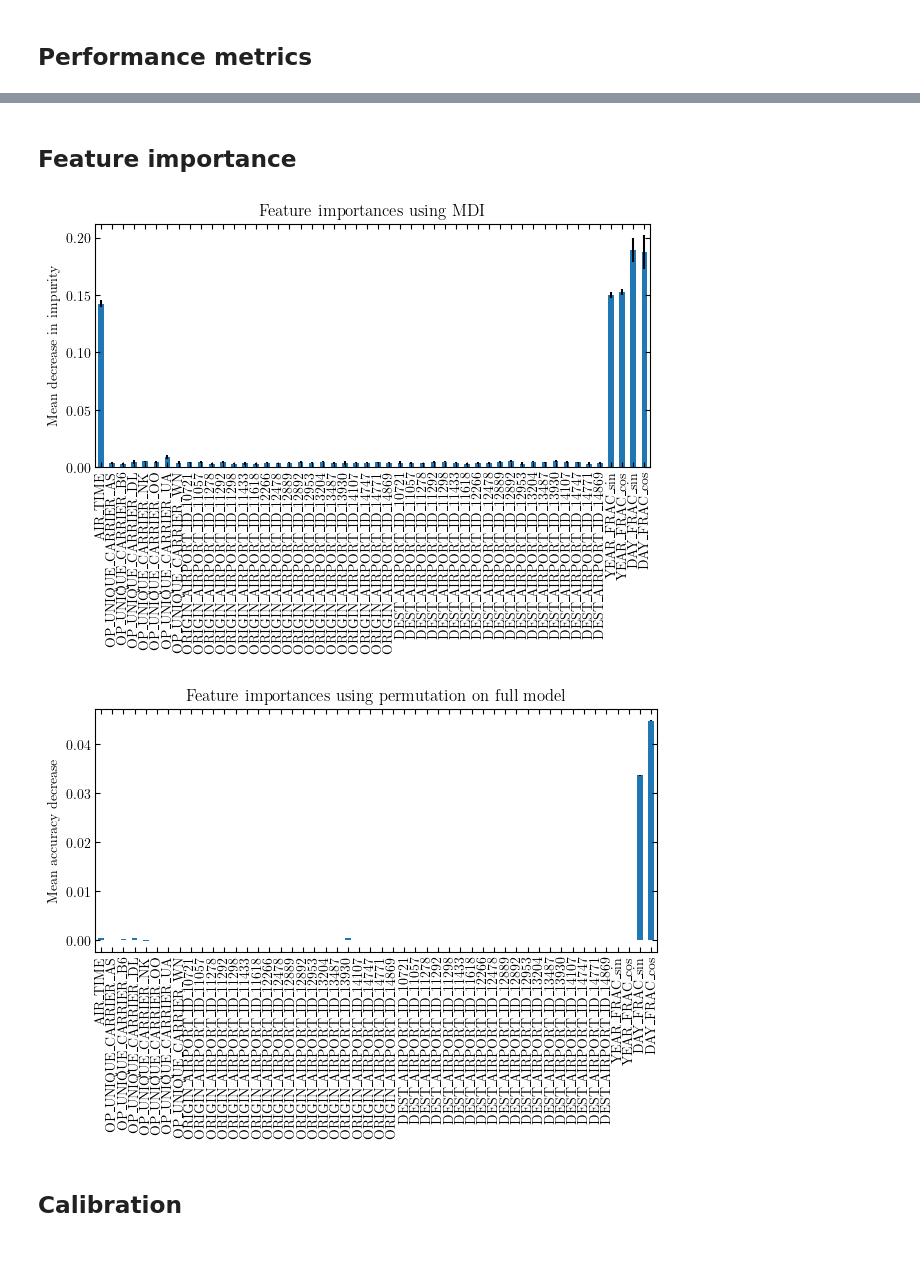
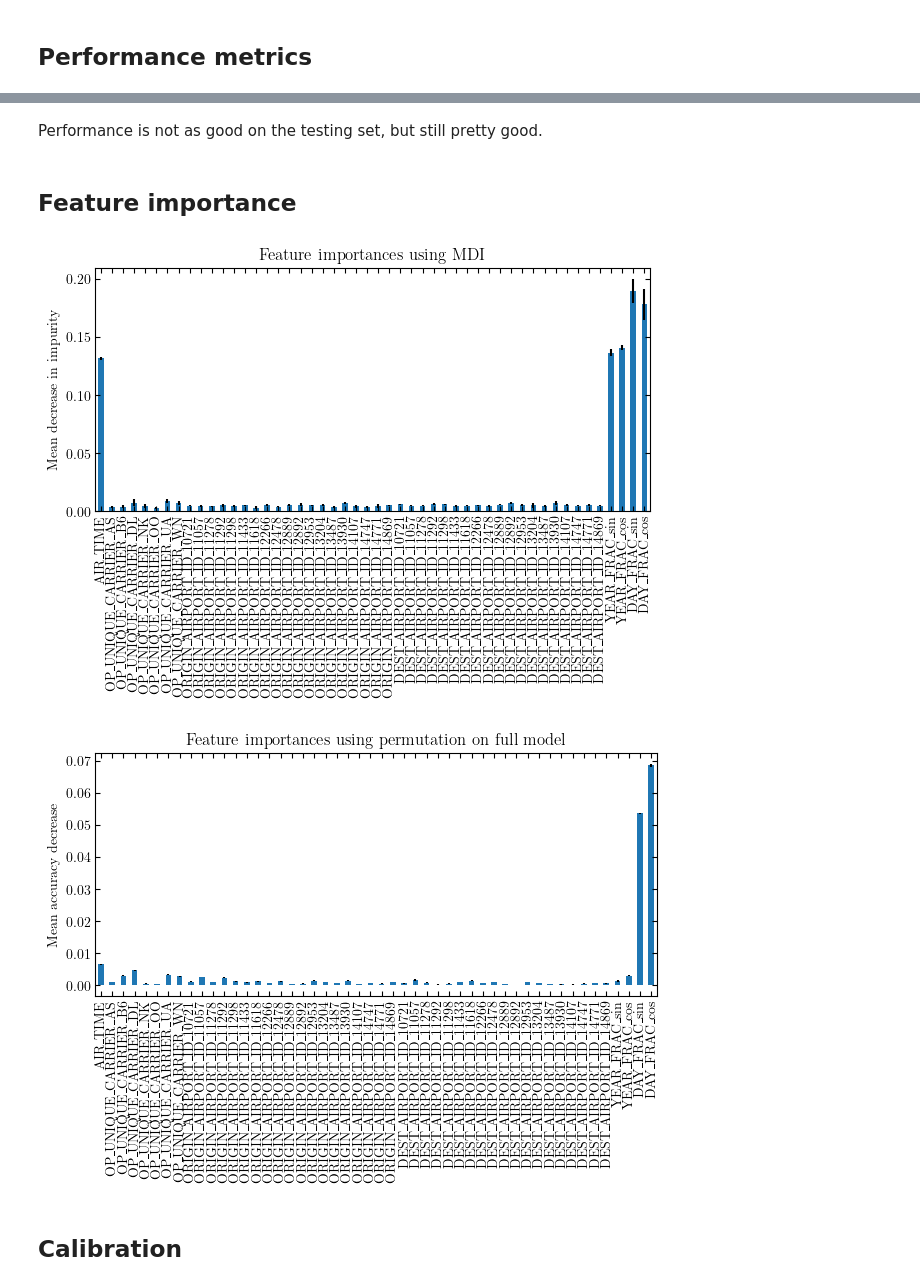
Before and after one commit to simonguichandut/WillMyFlightBeLate, a Jupyter notebook: Notebooks/Classification.ipynb, the cells around one changed output, grey strips where cells are left out. Drawn from its saved outputs; the diff is of its cells as text; code cells hidden in the pictures; blank space fills up the shorter version.

```diff
--- a/Notebooks/Classification.ipynb
+++ b/Notebooks/Classification.ipynb
@@ -100,5 +108,4 @@ scaler = preprocessing.MinMaxScaler()
 scaler.fit(X_train[['AIR_TIME']])
 
 X_train[['AIR_TIME']] = scaler.transform(X_train[['AIR_TIME']])
-X_val[['AIR_TIME']] = scaler.transform(X_val[['AIR_TIME']])
 X_test[['AIR_TIME']] = scaler.transform(X_test[['AIR_TIME']])
@@ -281,33 +413,32 @@ axes[1][1].set_title('Detection Error Tradeoff (DET)')
 axes[1][1].set_xlabel('False positive rate')
 axes[1][1].set_ylabel('False negative rate')
 
-labels = ("Logistic regression 2018-2021",
-          "Random forest 2012-2019", "Random forest 2018-2021",
-          "XGBoost 2012-2019", "XGBoost 2018-2021")
+labels = ("Logistic regression 2022-2023",
+          "Random forest 2022-2023", "Random forest 2016-2023 (no covid)",
+          "XGBoost 2022-2023", "XGBoost 2016-2023 (no covid)")
 
-for i,model in enumerate((log_reg_models[0],RF1,RF2,XG1,XG2)):
-# for i,model in enumerate((log_reg_models[0],)):
+for i, label, model in zip(range(5), labels, [log_reg_models[1],RF1,RF2,XG1,XG2]):
 
+    print(i)
 
-    # models including pandemic with dashed line
-    ls = '--' if i%2==0 else '-'
+    y_pred = model.predict_proba(X_test)[:,1]
 
-    y_pred = model.predict_proba(X_val)[:,1]
+    ls = '-'
 
     # Precision Recall
-    precision, recall, thresholds = metrics.precision_recall_curve(y_val, y_pred)
+    precision, recall, thresholds = metrics.precision_recall_curve(y_test, y_pred)
     axes[0][0].plot(recall, precision, ls=ls, lw=0.9, label=labels[i])
 
     # ROC,DET
-    fpr,tpr,_ = metrics.roc_curve(y_val, y_pred)
+    fpr,tpr,_ = metrics.roc_curve(y_test, y_pred)
     axes[1][0].plot(fpr, tpr, ls=ls, lw=0.9)
 
 #     fnr = 1-recall # wrong size?
-    fpr,fnr,_ = metrics.det_curve(y_val, y_pred)
+    fpr,fnr,_ = metrics.det_curve(y_test, y_pred)
     axes[1][1].plot(fpr, fnr, ls=ls, lw=0.9)
 
     # Gains plot (following code from Erdos Bootcamp)
-    pred_df = pd.DataFrame({'actual':y_val,'prob':y_pred})
+    pred_df = pd.DataFrame({'actual':y_test,'prob':y_pred})
     ps = [pred_df.prob.quantile(i) for i in np.arange(1, 0, -0.01)] # getting the p cutoffs for quantiles
     tprs = []
     for i,p in enumerate(ps):
@@ -315,7 +446,6 @@ for i,model in enumerate((log_reg_models[0],RF1,RF2,XG1,XG2)):
         ## using the fact the tpr is recall
         tprs.append(metrics.recall_score(pred_df.actual.values, pred))
     axes[0][1].plot(np.arange(0.01,1.01,0.01), tprs, ls=ls, lw=0.9)
-
 
 
 axes[0][1].plot([0,1],[1,1],'k:', lw=0.5)
@@ -331,6 +461,6 @@ for ax in axes.ravel():
     ax.set_yticks([0.2,0.4,0.6,0.8,1.0],[r"20\%",r"40\%",r"60\%",r"80\%",r"100\%"])
 
 # plt.tight_layout()
-fig.savefig("metrics_plot.pdf", bbox_inches='tight')
+fig.savefig("metrics_plot_testing.pdf", bbox_inches='tight')
 plt.show()
 # %% [output]
@@ -338,8 +472,0 @@ plt.show()
-# %%
-for i,model in enumerate((log_reg_models[0],RF1,RF2,XG1,XG2)):
-    y_pred = model.predict_proba(X_val)[:,1]
-
-    print(labels[i])
-    cm = metrics.confusion_matrix(y_val, y_pred >= 0.5)
-    print(cm/float(len(y_val)))
-    print(classification_report(y_val, y_pred >= 0.5))
@@ -364,11 +473,13 @@ weighted avg       0.81      0.79      0.71   1246418
+# %% [markdown]
+Performance is not as good on the testing set, but still pretty good.
 # %% [markdown]
 ## Feature importance
 # %%
 # feature importance based on impurity
-importances = RF2.feature_importances_
-std = np.std([tree.feature_importances_ for tree in RF2.estimators_], axis=0)
+importances = RF1.feature_importances_
+std = np.std([tree.feature_importances_ for tree in RF1.estimators_], axis=0)
 # feature_names = [f"feature {i}" for i in range(X_train.shape[1]-1)]
-feature_names = X_val.columns
+feature_names = X_test.columns
 forest_importances = pd.Series(importances, index=feature_names)
 fig, ax = plt.subplots()
 forest_importances.plot.bar(yerr=std, ax=ax)
@@ -377,18 +488,18 @@ ax.set_ylabel("Mean decrease in impurity")
 fig.tight_layout()
 plt.show()
 # %% [output]
-[figure, old version]
+[figure, new version]
 # %%
 # based on permutation
-model_fi = permutation_importance(model, X_val, y_val, n_repeats=5, random_state=42)
+model_fi = permutation_importance(model, X_test, y_test, n_repeats=5, random_state=42)
 forest_importances = pd.Series(model_fi.importances_mean, index=feature_names)
 fig, ax = plt.subplots()
 forest_importances.plot.bar(yerr=model_fi.importances_std, ax=ax)
 ax.set_title("Feature importances using permutation on full model")
 ax.set_ylabel("Mean accuracy decrease")
 fig.tight_layout()
 plt.show()
 # %% [output]
-[figure, old version]
+[figure, new version]
 # %% [markdown]
 ## Calibration
```
Also changed, not shown: parts of 32 cells of this notebook, 1 other file.
